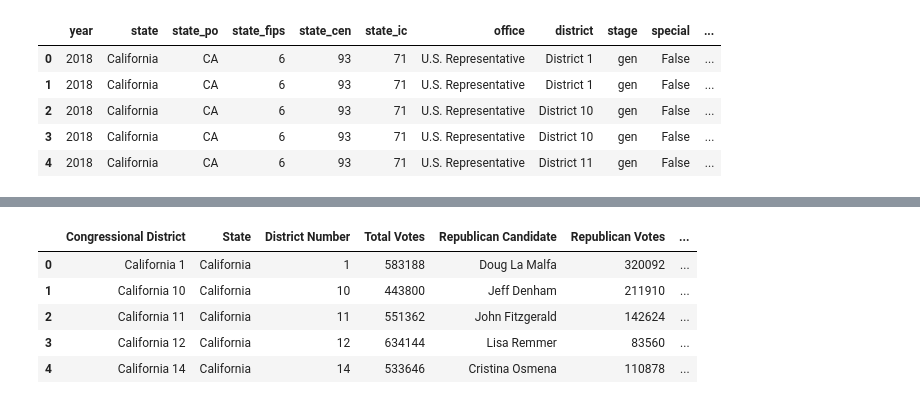
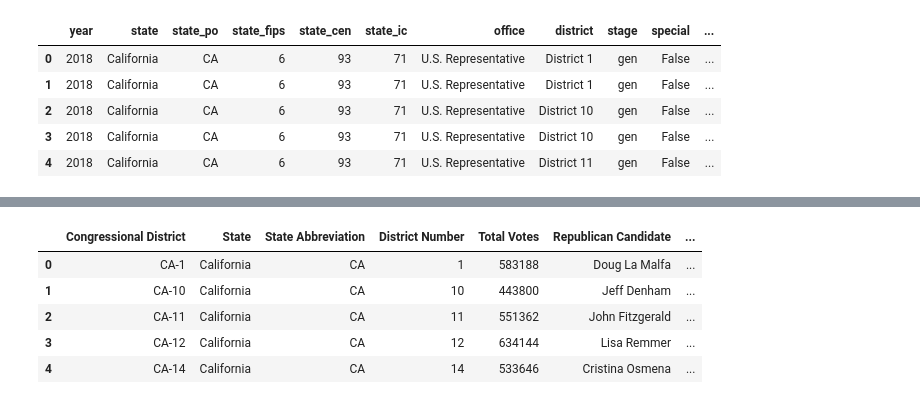
Before and after one commit to megancoggs/ETL-Project, a Jupyter notebook: Election Results 2018/2018_house_data_cleanup.ipynb, the cells around one changed output, grey strips where cells are left out. Saved outputs shown, nothing was run; the diff lists cells and outputs as text; code cells hidden in the pictures.

```diff
--- a/Election Results 2018/2018_election_data_cleanup.ipynb
+++ b/Election Results 2018/2018_house_data_cleanup.ipynb
@@ -38,6 +38,6 @@ house_df.head()
 # %%
 # Rename columns
-house_df = house_df.rename(columns={"state": "State", "district": "District Number",
+house_df = house_df.rename(columns={"state": "State", "state_po": "State Abbreviation", "district": "District Number",
                                     "candidate": "Candidate", "party": "Party",
                                     "candidatevotes": "Candidate Votes",
                                     "totalvotes": "Total Votes"
@@ -63,0 +63,4 @@ house_df.head()
+# %%
+# Create new column with unique identifier for state-district
+house_df["Congressional District"] = house_df["State Abbreviation"] + "-" + house_df["District Number"]
+house_df.head()
@@ -75,4 +84,0 @@ house_df.head()
-# %%
-# Create new column with unique identifier for state-district
-house_df["Congressional District"] = house_df["State"] + " " + house_df["District Number"]
-house_df.head()
@@ -134,9 +135,10 @@ democrat_df.head()
 
 # Start with Republican + Democrat DataFrames and clean up columns
 house_party_df = pd.merge(republican_df, democrat_df, on="Congressional District")
-house_party_df = house_party_df.rename(columns={"State_x": "State", "District Number_x": "District Number",
+house_party_df = house_party_df.rename(columns={"State_x": "State", "State Abbreviation_x": "State Abbreviation",
+                                                "District Number_x": "District Number",
                                                 "Total Votes_x": "Total Votes"})
-house_party_df = house_party_df.drop(columns=["State_y", "District Number_y", "Total Votes_y"])
+house_party_df = house_party_df.drop(columns=["State_y", "State Abbreviation_y", "District Number_y", "Total Votes_y"])
 
 
 # DISCUSS WITH GROUP - EXCLUDE OTHER???
@@ -174,13 +176,13 @@ house_party_df.head()
 # %%
 # Reorder columns
-house_party_df = house_party_df[["Congressional District", "State", "District Number", "Total Votes", "Republican Candidate",
+house_party_df = house_party_df[["Congressional District", "State", "State Abbreviation", "District Number", "Total Votes", "Republican Candidate",
                                 "Republican Votes", "Republican Percent", "Democrat Candidate", "Democrat Votes",
                                 "Democrat Percent", "Winner"]]
 house_party_df.head()
 # %% [output]
-|  | Congressional District | State | District Number | Total Votes | Republican Candidate | Republican Votes | ... |
-| 0 | California 1 | California | 1 | 583188 | Doug La Malfa | 320092 | ... |
-| 1 | California 10 | California | 10 | 443800 | Jeff Denham | 211910 | ... |
-| 2 | California 11 | California | 11 | 551362 | John Fitzgerald | 142624 | ... |
-| 3 | California 12 | California | 12 | 634144 | Lisa Remmer | 83560 | ... |
-| 4 | California 14 | California | 14 | 533646 | Cristina Osmena | 110878 | ... |
+|  | Congressional District | State | State Abbreviation | District Number | Total Votes | Republican Candidate | ... |
+| 0 | CA-1 | California | CA | 1 | 583188 | Doug La Malfa | ... |
+| 1 | CA-10 | California | CA | 10 | 443800 | Jeff Denham | ... |
+| 2 | CA-11 | California | CA | 11 | 551362 | John Fitzgerald | ... |
+| 3 | CA-12 | California | CA | 12 | 634144 | Lisa Remmer | ... |
+| 4 | CA-14 | California | CA | 14 | 533646 | Cristina Osmena | ... |
```
Also changed, not shown: parts of 13 cells of this notebook, 5 other files.
